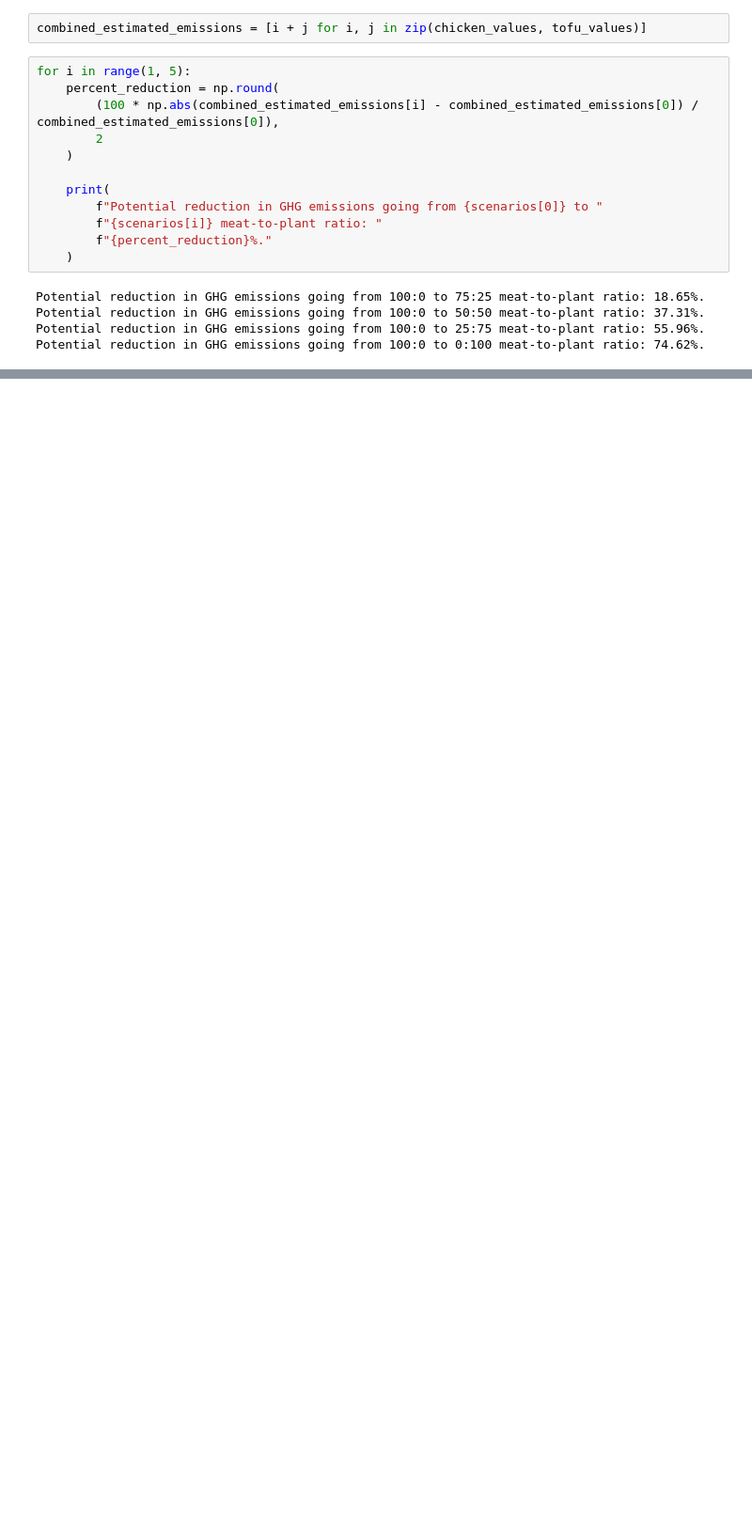
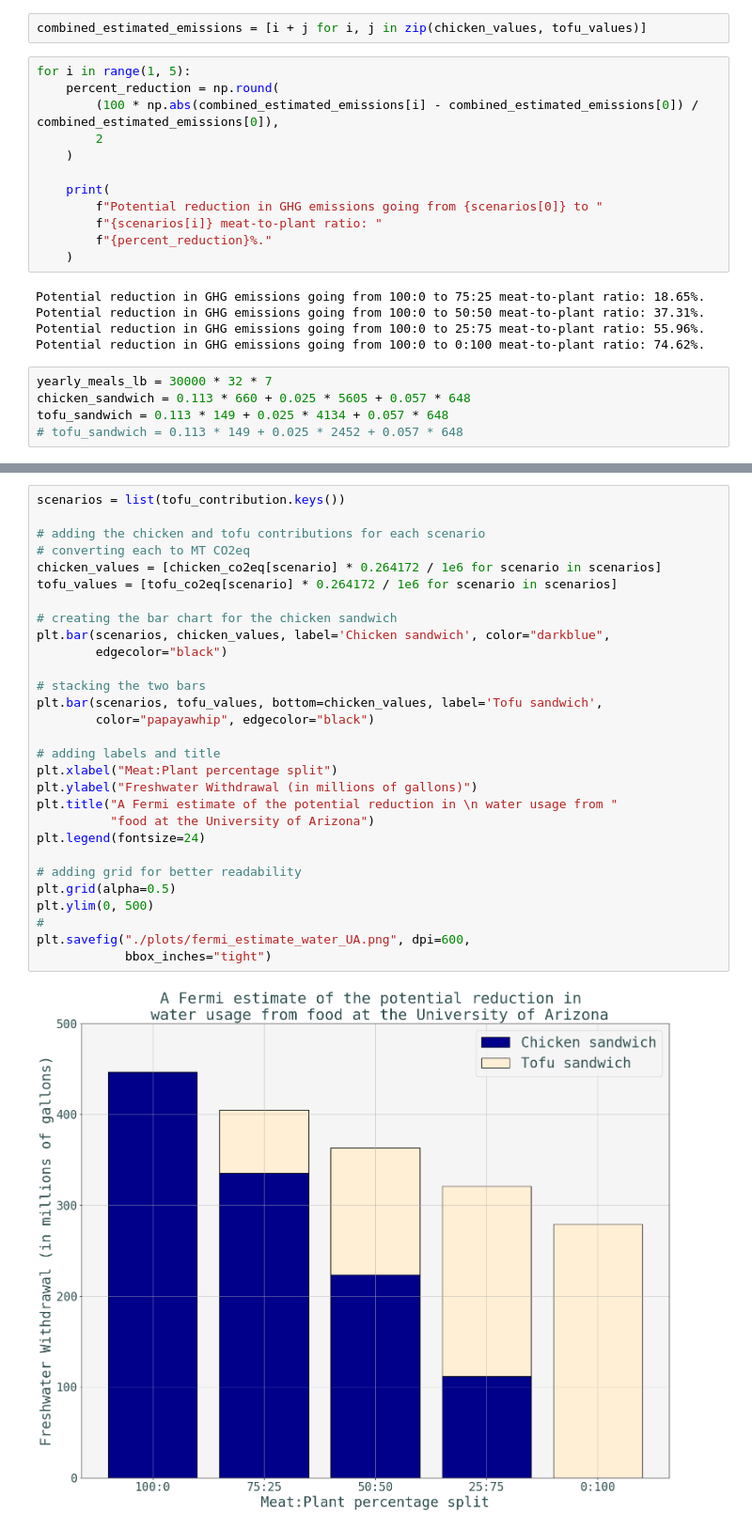
Before and after one commit to AsteroidHunter/akashworkshop, a Jupyter notebook: food_and_climate/ghg_estimate_UA.ipynb, the cells around one changed output, grey strips where cells are left out. Shown at 94% size. Cells and saved outputs as stored; diff of their text form; blank space fills up the shorter version.

Commit message:
added water estimate + costs per pound graph

```diff
--- a/food_and_climate/ghg_estimate_UA.ipynb
+++ b/food_and_climate/ghg_estimate_UA.ipynb
@@ -118,3 +119,8 @@ Potential reduction in GHG emissions going from 100:0 to 75:25 meat-to-plant rat
 Potential reduction in GHG emissions going from 100:0 to 50:50 meat-to-plant ratio: 37.31%.
 Potential reduction in GHG emissions going from 100:0 to 25:75 meat-to-plant ratio: 55.96%.
 Potential reduction in GHG emissions going from 100:0 to 0:100 meat-to-plant ratio: 74.62%.
+# %%
+yearly_meals_lb = 30000 * 32 * 7
+chicken_sandwich = 0.113 * 660 + 0.025 * 5605 + 0.057 * 648
+tofu_sandwich = 0.113 * 149 + 0.025 * 4134 + 0.057 * 648
+# tofu_sandwich = 0.113 * 149 + 0.025 * 2452 + 0.057 * 648
@@ -120,0 +148,31 @@ Potential reduction in GHG emissions going from 100:0 to 0:100 meat-to-plant rat
+# %%
+scenarios = list(tofu_contribution.keys())
+
+# adding the chicken and tofu contributions for each scenario
+# converting each to MT CO2eq
+chicken_values = [chicken_co2eq[scenario] * 0.264172 / 1e6 for scenario in scenarios]
+tofu_values = [tofu_co2eq[scenario] * 0.264172 / 1e6 for scenario in scenarios]
+
+# creating the bar chart for the chicken sandwich
+plt.bar(scenarios, chicken_values, label='Chicken sandwich', color="darkblue",
+        edgecolor="black")
+
+# stacking the two bars
+plt.bar(scenarios, tofu_values, bottom=chicken_values, label='Tofu sandwich',
+        color="papayawhip", edgecolor="black")
+
+# adding labels and title
+plt.xlabel("Meat:Plant percentage split")
+plt.ylabel("Freshwater Withdrawal (in millions of gallons)")
+plt.title("A Fermi estimate of the potential reduction in \n water usage from "
+          "food at the University of Arizona")
+plt.legend(fontsize=24)
+
+# adding grid for better readability
+plt.grid(alpha=0.5)
+plt.ylim(0, 500)
+#
+plt.savefig("./plots/fermi_estimate_water_UA.png", dpi=600,
+            bbox_inches="tight")
+# %% [output]
+[figure, added]
```
Also changed, not shown: parts of 7 cells of this notebook.
